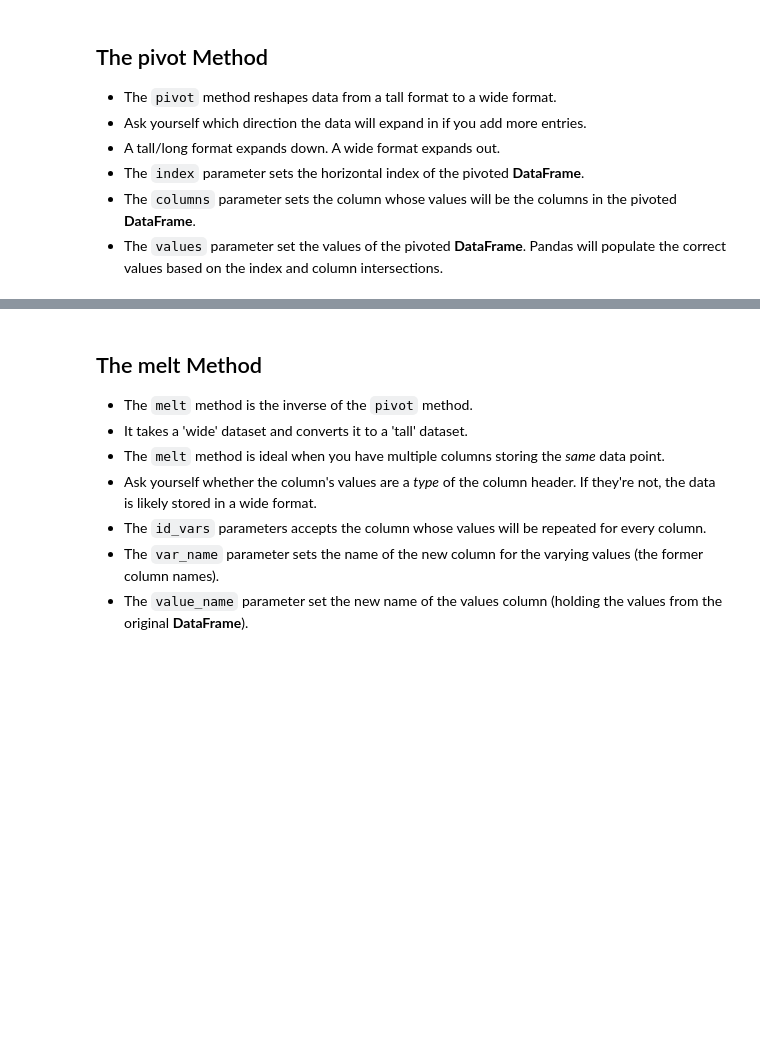
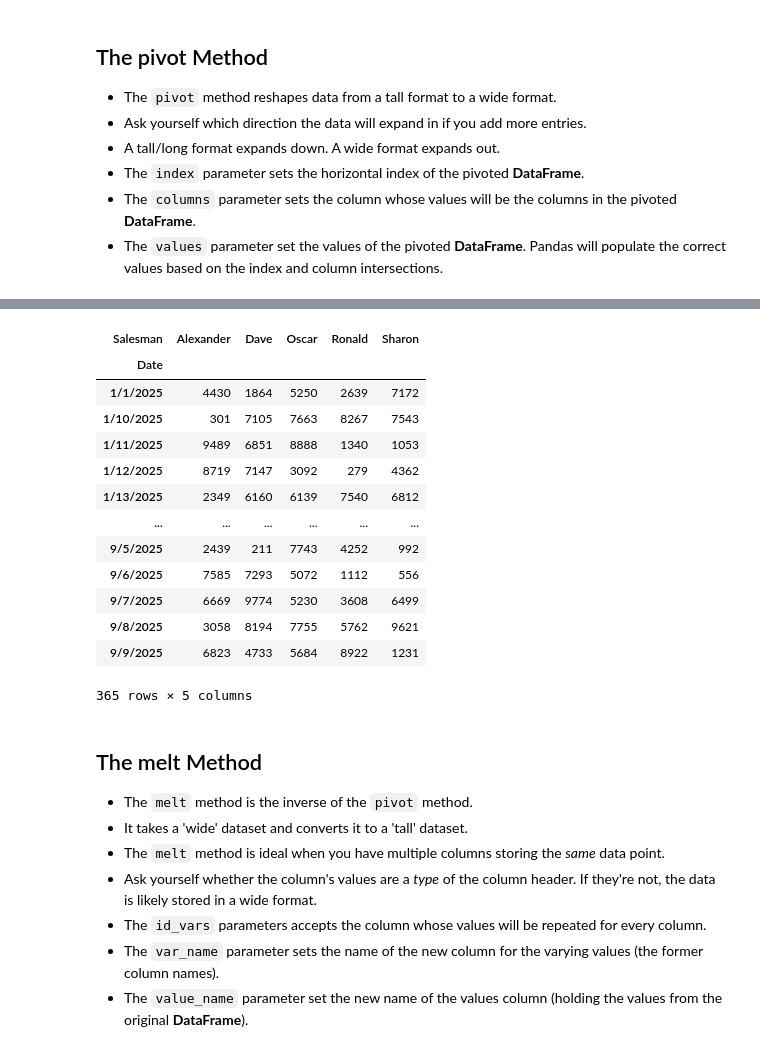
Before and after one commit to bocongamco/jupyter_learning, a Jupyter notebook: 08 - MultiIndex.ipynb, the cells around one changed output, grey strips where cells are left out. Cells and saved outputs as stored; diff of their text form; code cells hidden in the pictures; blank space fills up the shorter version.

Commit message:
Pivot method
represent data, in different way

```diff
--- a/08 - MultiIndex.ipynb
+++ b/08 - MultiIndex.ipynb
@@ -320,3 +318,6 @@ wpr
 - The `index` parameter sets the horizontal index of the pivoted **DataFrame**.
 - The `columns` parameter sets the column whose values will be the columns in the pivoted **DataFrame**.
 - The `values` parameter set the values of the pivoted **DataFrame**. Pandas will populate the correct values based on the index and column intersections.
+# %%
+sales = pd.read_csv("salesmen.csv")
+sales.head()
@@ -323,3 +331,20 @@ wpr
+# %%
+sales.pivot(index="Date",columns="Salesman",values="Revenue")
+# %% [output]
+| Salesman | Alexander | Dave | Oscar | Ronald | Sharon |
+| Date |  |  |  |  |  |
+| 1/1/2025 | 4430 | 1864 | 5250 | 2639 | 7172 |
+| 1/10/2025 | 301 | 7105 | 7663 | 8267 | 7543 |
+| 1/11/2025 | 9489 | 6851 | 8888 | 1340 | 1053 |
+| 1/12/2025 | 8719 | 7147 | 3092 | 279 | 4362 |
+| 1/13/2025 | 2349 | 6160 | 6139 | 7540 | 6812 |
+| ... | ... | ... | ... | ... | ... |
+| 9/5/2025 | 2439 | 211 | 7743 | 4252 | 992 |
+| 9/6/2025 | 7585 | 7293 | 5072 | 1112 | 556 |
+| 9/7/2025 | 6669 | 9774 | 5230 | 3608 | 6499 |
+| 9/8/2025 | 3058 | 8194 | 7755 | 5762 | 9621 |
+| 9/9/2025 | 6823 | 4733 | 5684 | 8922 | 1231 |
+365 rows × 5 columns
 # %% [markdown]
 ## The melt Method
 - The `melt` method is the inverse of the `pivot` method.
```
Also changed, not shown: parts of 2 cells of this notebook.
